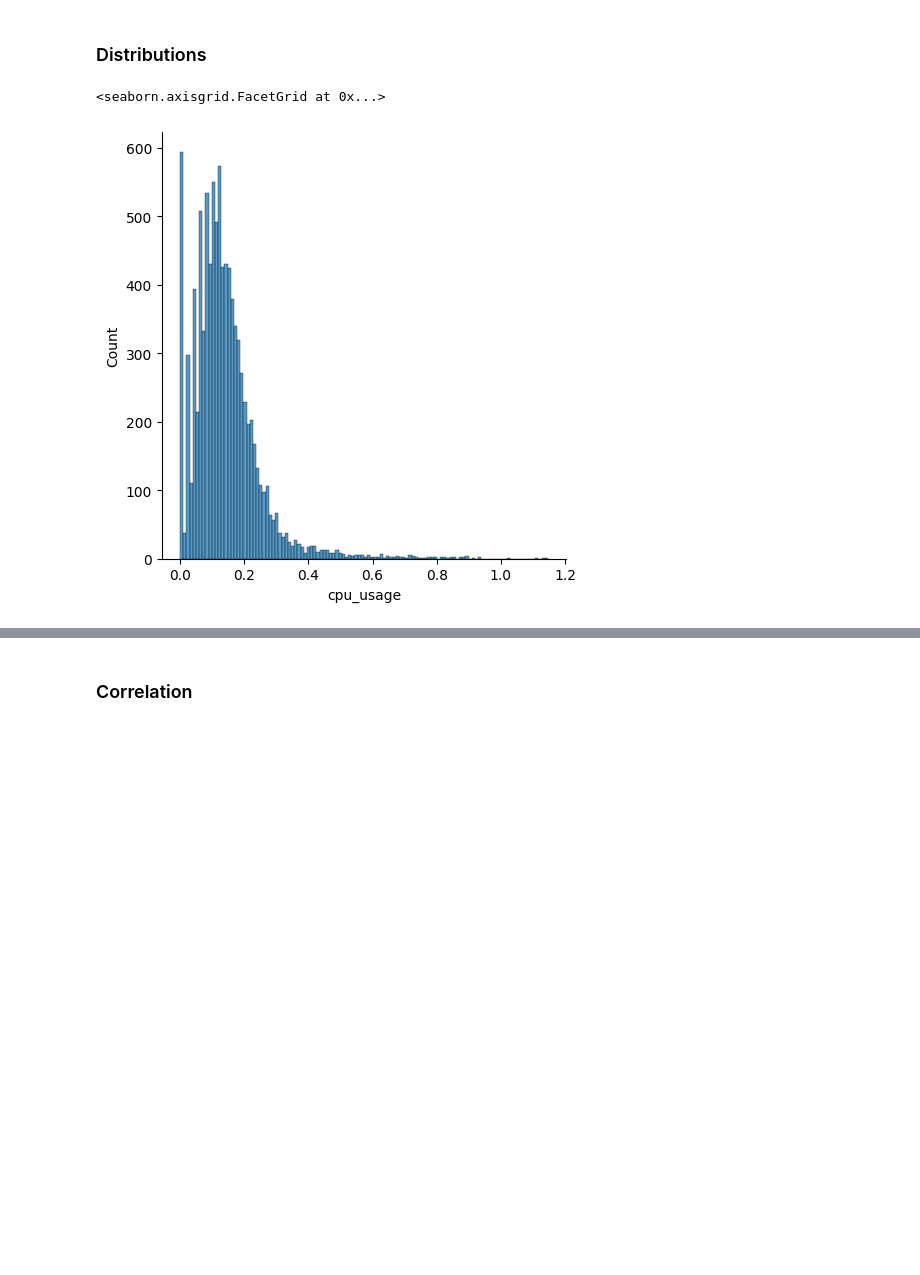
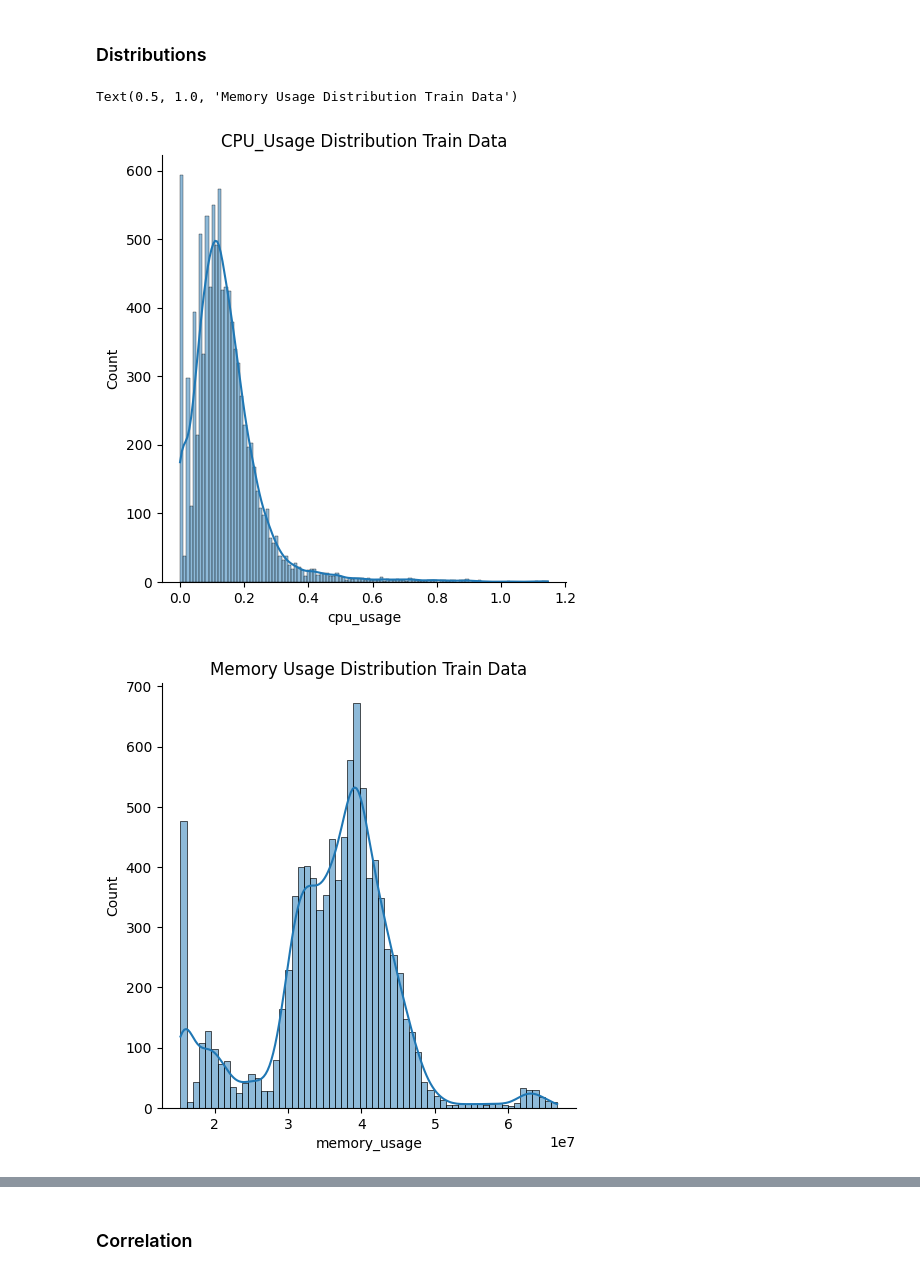
Before and after one commit to Janalytics94/anomaly-detection-software, a Jupyter notebook: src/model/project.ipynb, the cells around one changed output, grey strips where cells are left out. Drawn from its saved outputs; the diff is of its cells as text; code cells hidden in the pictures; blank space fills up the shorter version.

```diff
--- a/src/model/project.ipynb
+++ b/src/model/project.ipynb
@@ -79,8 +60,13 @@ print(validation.shape)
 (2603, 14)
 # %% [markdown]
 ### Distributions
-# %%
-sns.displot(train['cpu_usage'])
-# %% [output]
-<seaborn.axisgrid.FacetGrid at 0x...>
-[figure, removed]
+# %%
+# Distribution Plot Train Data
+sns.displot(data=train, x='cpu_usage', kde=True)
+plt.title('CPU_Usage Distribution Train Data')
+sns.displot(data=train, x='memory_usage', kde=True)
+plt.title('Memory Usage Distribution Train Data')
+# %% [output]
+Text(0.5, 1.0, 'Memory Usage Distribution Train Data')
+[figure, added]
+[figure, added]
```
Also changed, not shown: parts of 11 cells of this notebook, 3 other files.
